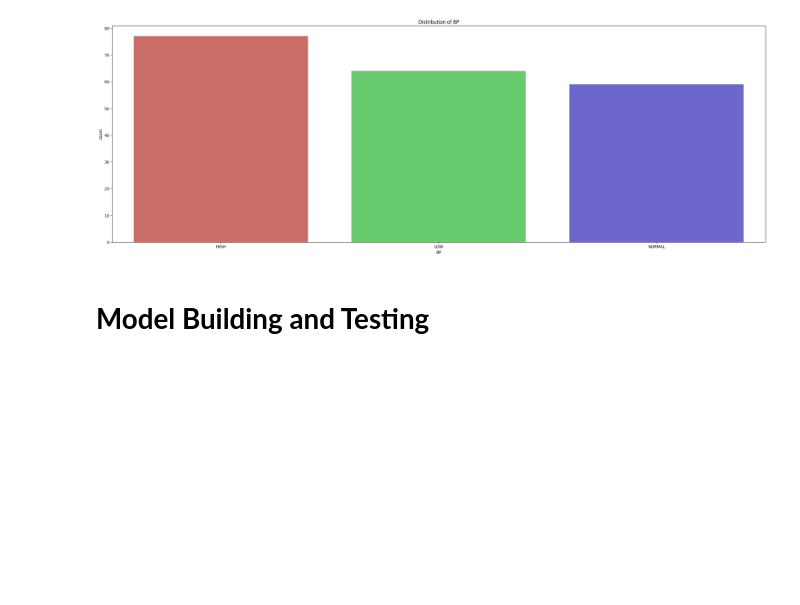
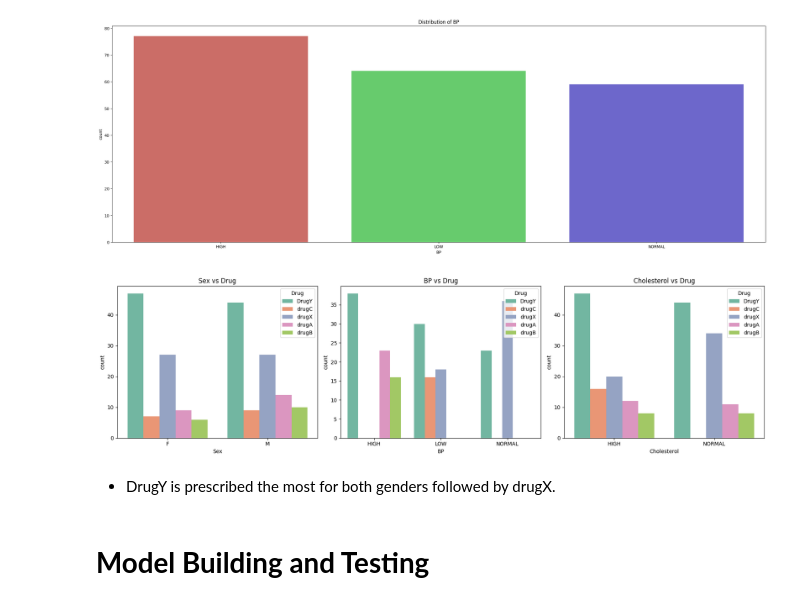
Before and after one commit to kwanda2426/projects, a Jupyter notebook: classification_dt.ipynb, the cells around one changed output. Drawn from its saved outputs; the diff is of its cells as text; code cells hidden in the pictures; blank space fills up the shorter version.

```diff
--- a/classification_dt.ipynb
+++ b/classification_dt.ipynb
@@ -252,6 +243,28 @@ sns.countplot(x = 'BP', data = df_1, palette = "hls")
 plt.title("Distribution of BP");
 # %% [output]
 [figure]
+# %%
+df_1 = df.copy()
+plt.figure(figsize=(18, 5))
+
+plt.subplot(1, 3, 1)
+sns.countplot(x = 'Sex', hue = 'Drug', data = df_1, palette = 'Set2')
+plt.title('Sex vs Drug')
+
+plt.subplot(1, 3, 2)
+sns.countplot(x = 'BP', hue = 'Drug', data = df_1, palette = 'Set2')
+plt.title('BP vs Drug')
+
+plt.subplot(1, 3, 3)
+sns.countplot(x = 'Cholesterol', hue = 'Drug', data = df_1, palette = 'Set2')
+plt.title('Cholesterol vs Drug')
+
+plt.tight_layout()
+plt.show()
+# %% [output]
+[figure, added]
+# %% [markdown]
+- DrugY is prescribed the most for both genders followed by drugX.
 # %% [markdown]
 # **Model Building and Testing**
 # %%
```
Also changed, not shown: parts of 2 cells of this notebook.
